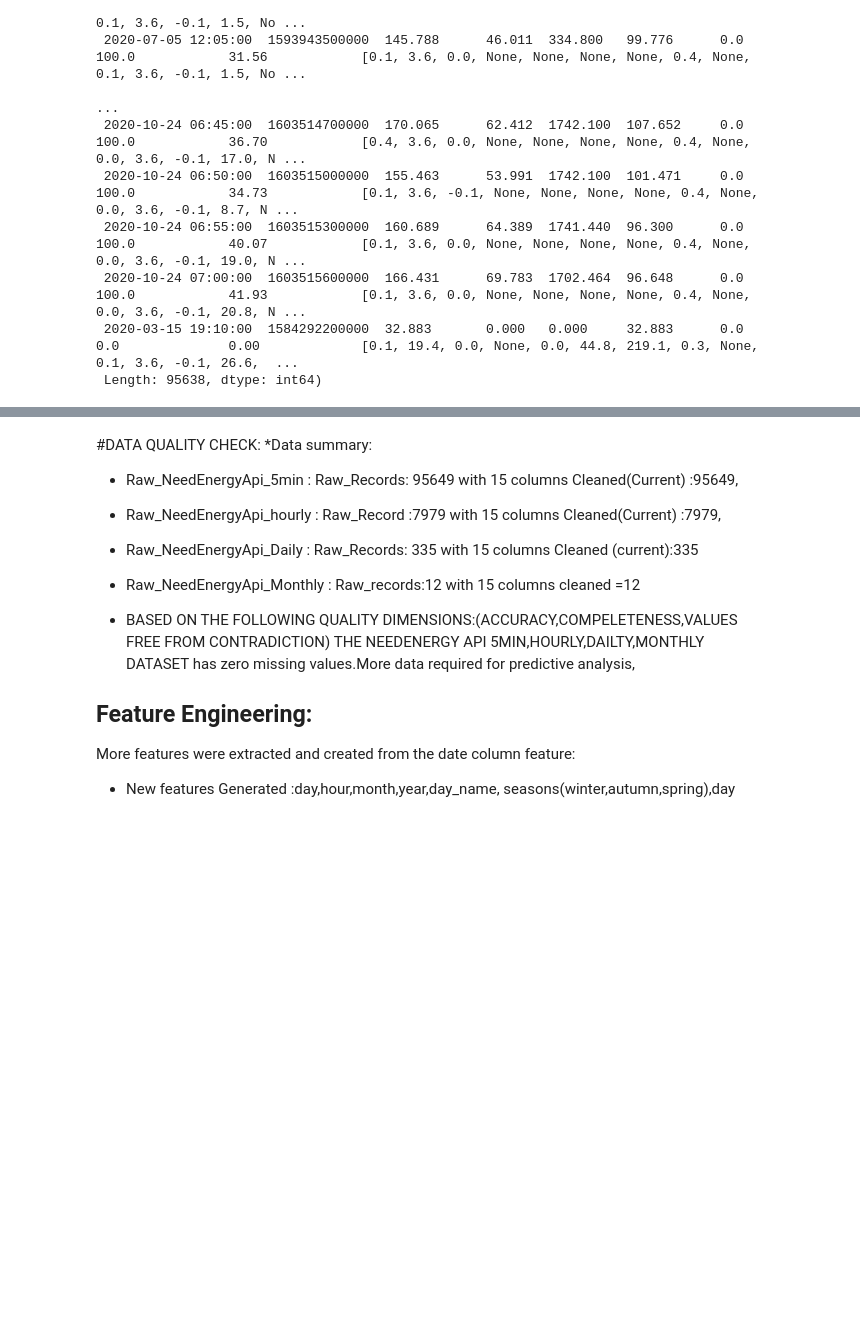
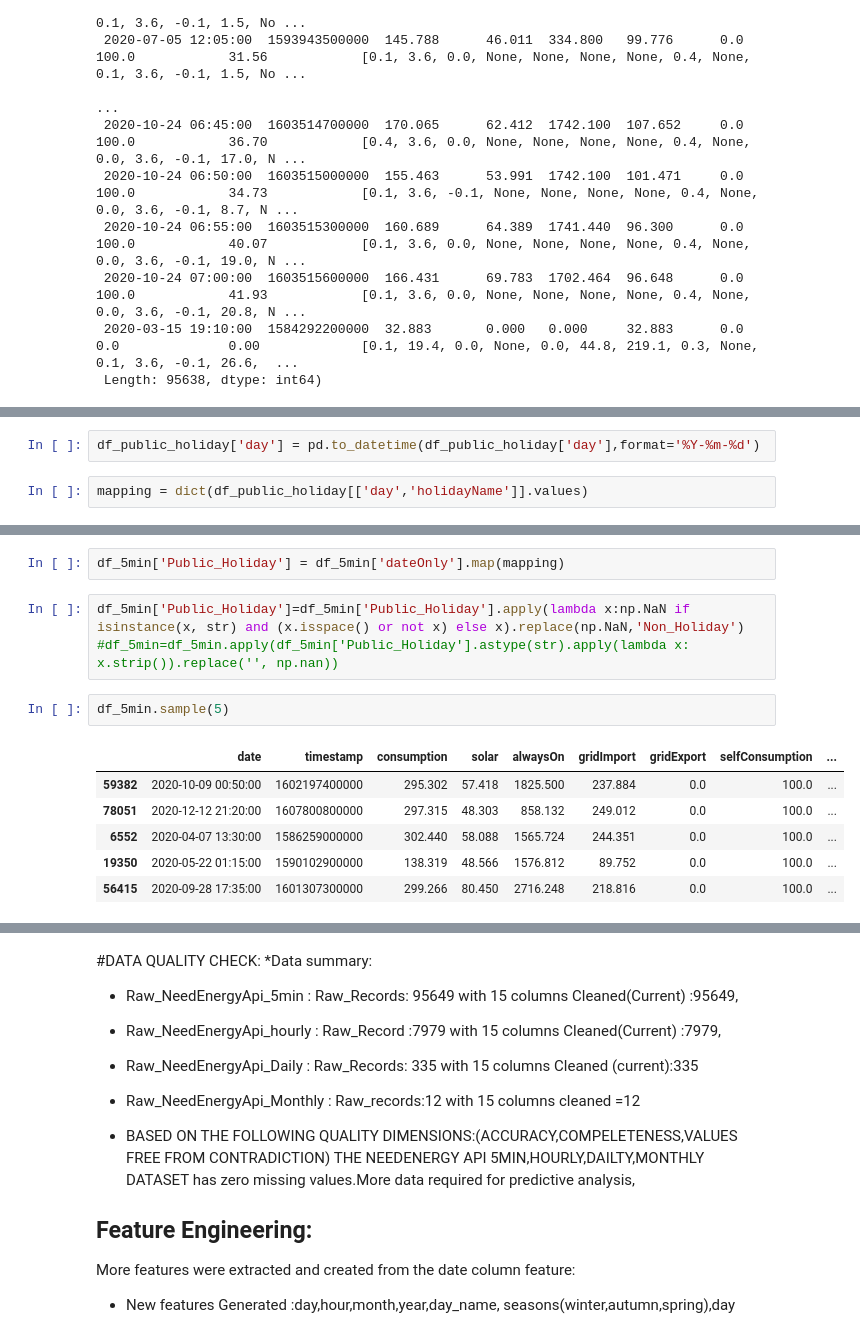
Before and after one commit to Ayanlola2002/DATA-SCIENCE-PROJECTS, a Jupyter notebook: NeedEnergyAPI_Data_Wrangling.ipynb, the cells around one changed output, grey strips where cells are left out. Saved outputs shown, nothing was run; the diff lists cells and outputs as text; blank space fills up the shorter version.

```diff
--- a/NeedEnergyAPI_Data_Wrangling.ipynb
+++ b/NeedEnergyAPI_Data_Wrangling.ipynb
@@ -393,0 +438,4 @@ data['day_section']=data['hour'].apply(do_day_sections)
+# %%
+df_public_holiday['day'] = pd.to_datetime(df_public_holiday['day'],format='%Y-%m-%d')
+# %%
+mapping = dict(df_public_holiday[['day','holidayName']].values)
@@ -393,0 +462,14 @@ data['day_section']=data['hour'].apply(do_day_sections)
+# %%
+df_5min['Public_Holiday'] = df_5min['dateOnly'].map(mapping)
+# %%
+df_5min['Public_Holiday']=df_5min['Public_Holiday'].apply(lambda x:np.NaN if isinstance(x, str) and (x.isspace() or not x) else x).replace(np.NaN,'Non_Holiday')
+#df_5min=df_5min.apply(df_5min['Public_Holiday'].astype(str).apply(lambda x: x.strip()).replace('', np.nan))
+# %%
+df_5min.sample(5)
+# %% [output]
+|  | date | timestamp | consumption | solar | alwaysOn | gridImport | gridExport | selfConsumption | ... |
+| 59382 | 2020-10-09 00:50:00 | 1602197400000 | 295.302 | 57.418 | 1825.500 | 237.884 | 0.0 | 100.0 | ... |
+| 78051 | 2020-12-12 21:20:00 | 1607800800000 | 297.315 | 48.303 | 858.132 | 249.012 | 0.0 | 100.0 | ... |
+| 6552 | 2020-04-07 13:30:00 | 1586259000000 | 302.440 | 58.088 | 1565.724 | 244.351 | 0.0 | 100.0 | ... |
+| 19350 | 2020-05-22 01:15:00 | 1590102900000 | 138.319 | 48.566 | 1576.812 | 89.752 | 0.0 | 100.0 | ... |
+| 56415 | 2020-09-28 17:35:00 | 1601307300000 | 299.266 | 80.450 | 2716.248 | 218.816 | 0.0 | 100.0 | ... |
```
Also changed, not shown: parts of 14 cells of this notebook.
